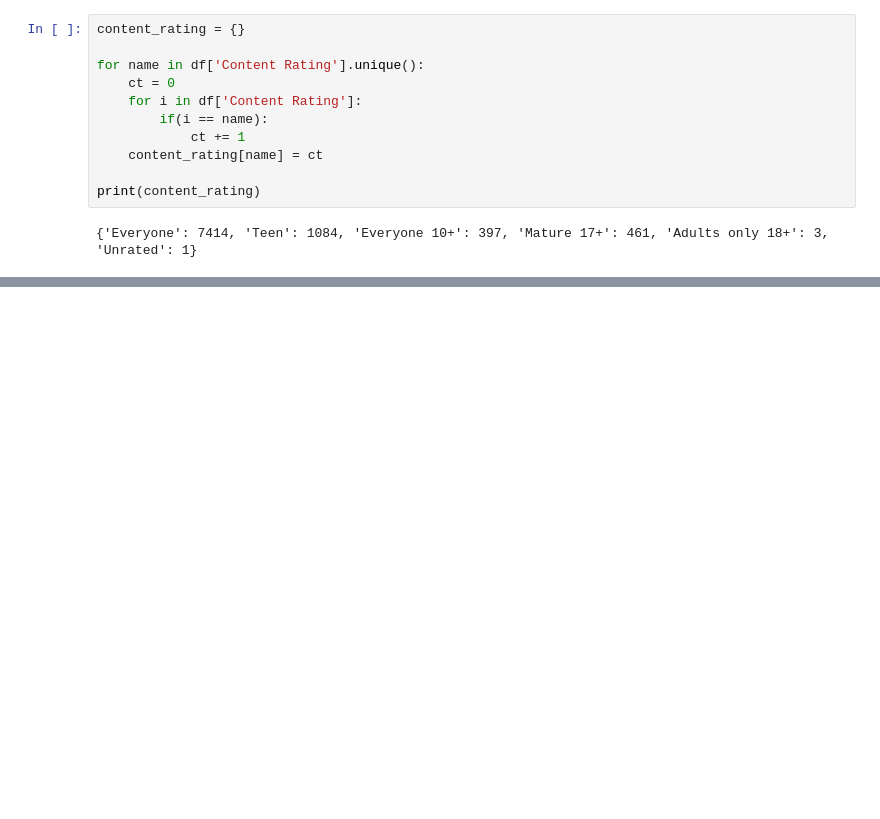
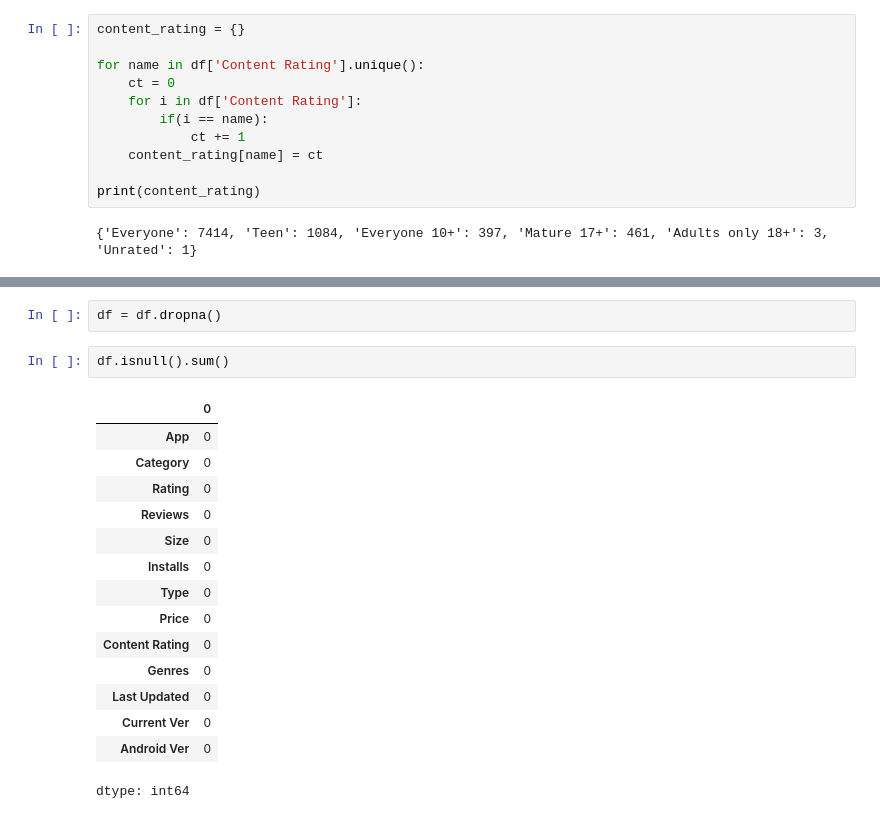
Before and after one commit to sagprr/Data_Science, a Jupyter notebook: Data Analysis/data-preprocessing-with-google-playstore/Playstore_Analysis_Completed.ipynb, the cells around one changed output, grey strips where cells are left out. Saved outputs shown, nothing was run; the diff lists cells and outputs as text; blank space fills up the shorter version.

```diff
--- a/Data Analysis/data-preprocessing-with-google-playstore/Playstore_Analysis_Completed.ipynb
+++ b/Data Analysis/data-preprocessing-with-google-playstore/Playstore_Analysis_Completed.ipynb
@@ -175,0 +201,20 @@ print(content_rating)
+# %%
+df = df.dropna()
+# %%
+df.isnull().sum()
+# %% [output]
+|  | 0 |
+| App | 0 |
+| Category | 0 |
+| Rating | 0 |
+| Reviews | 0 |
+| Size | 0 |
+| Installs | 0 |
+| Type | 0 |
+| Price | 0 |
+| Content Rating | 0 |
+| Genres | 0 |
+| Last Updated | 0 |
+| Current Ver | 0 |
+| Android Ver | 0 |
+dtype: int64
```
Also changed, not shown: parts of 6 cells of this notebook, 1 other file.
